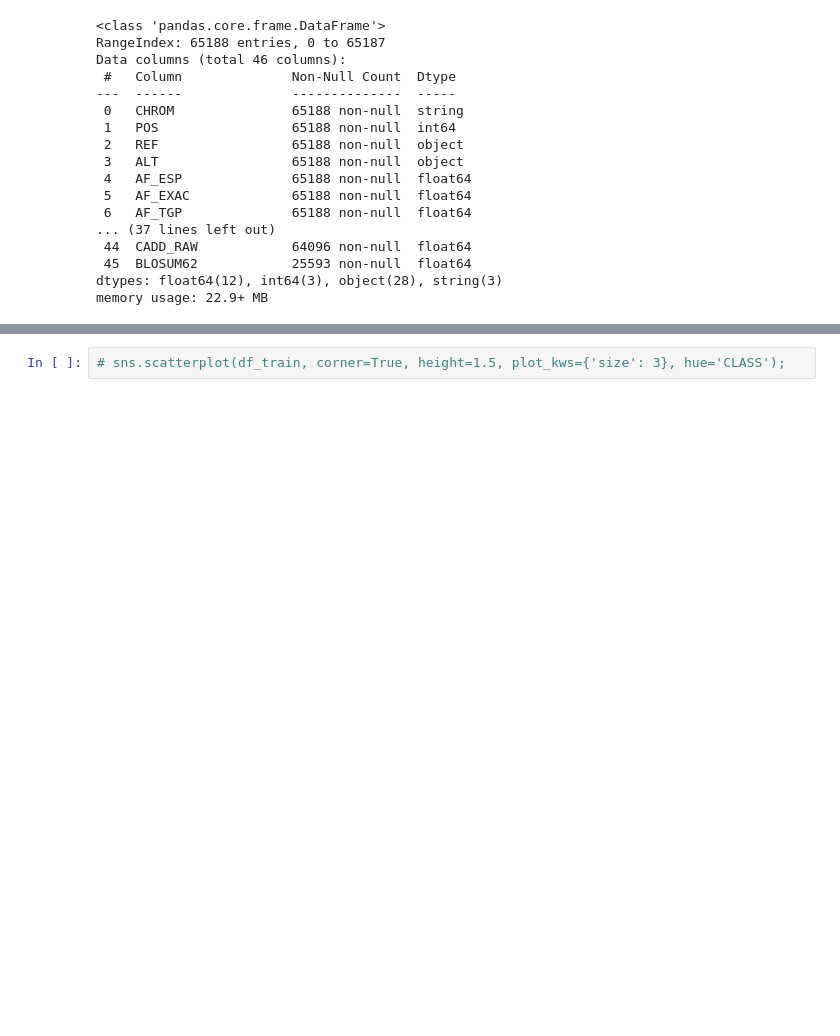
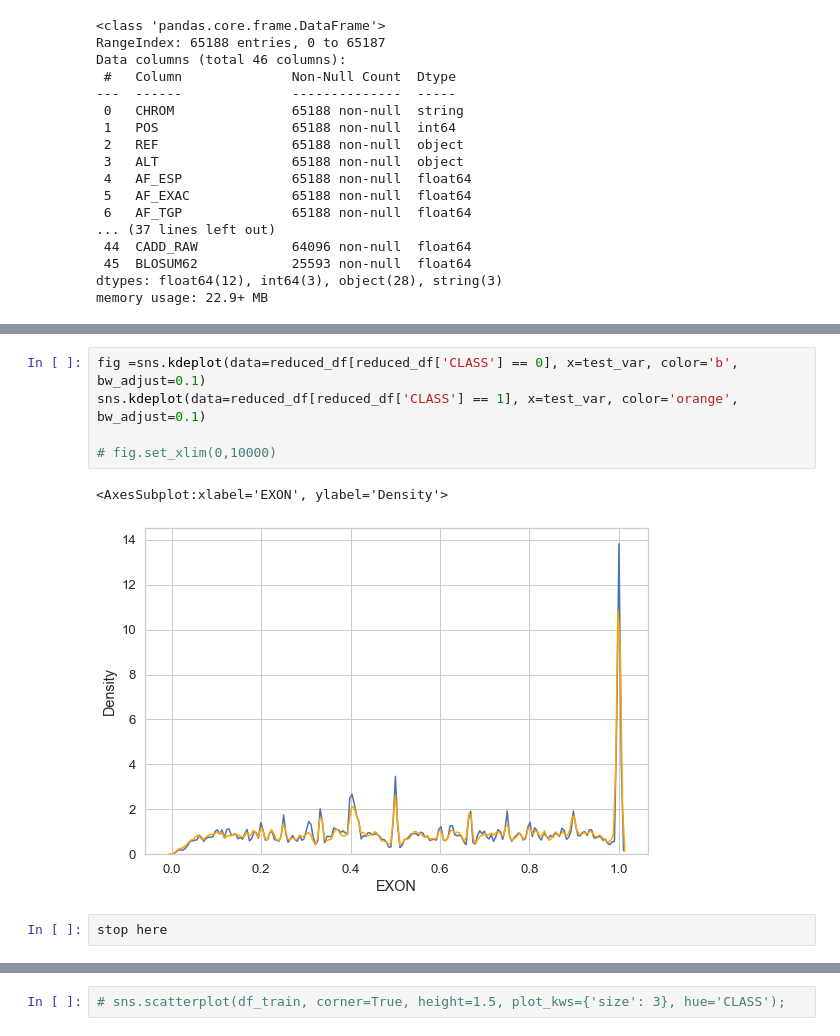
Before and after one commit to nkinnaird/GeneticVariantClassification, a Jupyter notebook: code/initialEDA.ipynb, the cells around one changed output, grey strips where cells are left out. Drawn from its saved outputs; the diff is of its cells as text; blank space fills up the shorter version.

```diff
--- a/code/initialEDA.ipynb
+++ b/code/initialEDA.ipynb
@@ -151,3 +172,13 @@ for col in reduced_df.columns:
+# %%
+fig =sns.kdeplot(data=reduced_df[reduced_df['CLASS'] == 0], x=test_var, color='b', bw_adjust=0.1)
+sns.kdeplot(data=reduced_df[reduced_df['CLASS'] == 1], x=test_var, color='orange', bw_adjust=0.1)
+
+# fig.set_xlim(0,10000)
+# %% [output]
+<AxesSubplot:xlabel='EXON', ylabel='Density'>
+[figure, added]
+# %%
+stop here
 # %%
 g=sns.kdeplot(data=reduced_df[reduced_df['CLASS'] == 0], x="CADD_PHRED", color='b', bw_adjust=0.2)
 sns.kdeplot(data=reduced_df[reduced_df['CLASS'] == 1], x="CADD_PHRED", color='orange', bw_adjust=0.2)
```
Also changed, not shown: parts of 9 cells of this notebook, 1 other file.
